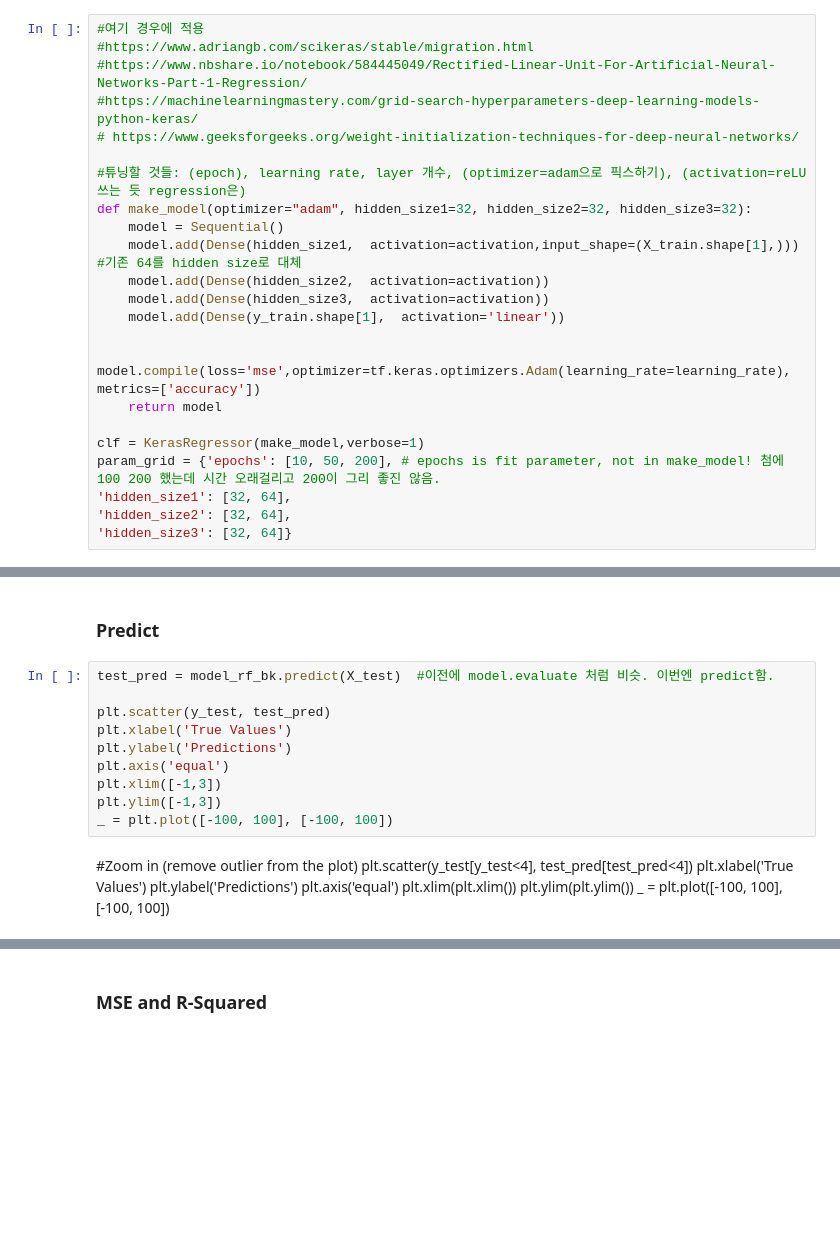
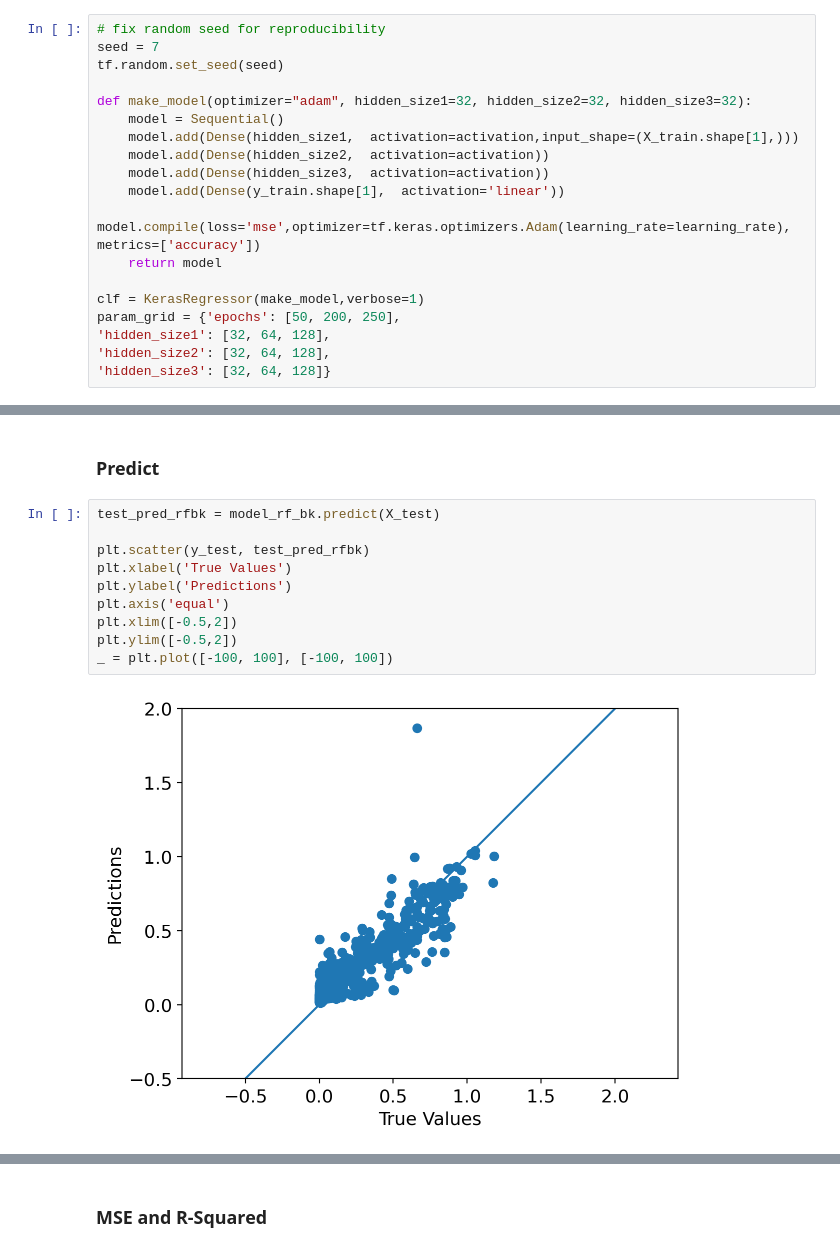
Before and after one commit to hayoun24/ML2022, a Jupyter notebook: ML project_Deforestation.ipynb, the cells around one changed output, grey strips where cells are left out. Cells and saved outputs as stored; diff of their text form; blank space fills up the shorter version.

```diff
--- a/ML project_Deforestation.ipynb
+++ b/ML project_Deforestation.ipynb
@@ -451,23 +225,19 @@ grid.fit(X_train, y_train)
 # %%
-#여기 경우에 적용
-#https://www.adriangb.com/scikeras/stable/migration.html
-#https://www.nbshare.io/notebook/584445049/Rectified-Linear-Unit-For-Artificial-Neural-Networks-Part-1-Regression/
-#https://machinelearningmastery.com/grid-search-hyperparameters-deep-learning-models-python-keras/
-# https://www.geeksforgeeks.org/weight-initialization-techniques-for-deep-neural-networks/
+# fix random seed for reproducibility
+seed = 7
+tf.random.set_seed(seed)
 
-#튜닝할 것들: (epoch), learning rate, layer 개수, (optimizer=adam으로 픽스하기), (activation=reLU 쓰는 듯 regression은)
 def make_model(optimizer="adam", hidden_size1=32, hidden_size2=32, hidden_size3=32):
     model = Sequential()
-    model.add(Dense(hidden_size1,  activation=activation,input_shape=(X_train.shape[1],))) #기존 64를 hidden size로 대체
+    model.add(Dense(hidden_size1,  activation=activation,input_shape=(X_train.shape[1],)))
     model.add(Dense(hidden_size2,  activation=activation))
     model.add(Dense(hidden_size3,  activation=activation))
     model.add(Dense(y_train.shape[1],  activation='linear'))
-
     model.compile(loss='mse',optimizer=tf.keras.optimizers.Adam(learning_rate=learning_rate), metrics=['accuracy'])
     return model
 
 clf = KerasRegressor(make_model,verbose=1)
-param_grid = {'epochs': [10, 50, 200], # epochs is fit parameter, not in make_model! 첨에 100 200 했는데 시간 오래걸리고 200이 그리 좋진 않음.
-'hidden_size1': [32, 64],
-'hidden_size2': [32, 64],
-'hidden_size3': [32, 64]}
+param_grid = {'epochs': [50, 200, 250],
+'hidden_size1': [32, 64, 128],
+'hidden_size2': [32, 64, 128],
+'hidden_size3': [32, 64, 128]}
@@ -700,23 +428,16 @@ model_rf_bk.fit(X_train, y_train.ravel())
 # %% [markdown]
 ### Predict
 # %%
-test_pred = model_rf_bk.predict(X_test)  #이전에 model.evaluate 처럼 비슷. 이번엔 predict함.
+test_pred_rfbk = model_rf_bk.predict(X_test)
 
-plt.scatter(y_test, test_pred)
+plt.scatter(y_test, test_pred_rfbk)
 plt.xlabel('True Values')
 plt.ylabel('Predictions')
 plt.axis('equal')
-plt.xlim([-1,3])
-plt.ylim([-1,3])
+plt.xlim([-0.5,2])
+plt.ylim([-0.5,2])
 _ = plt.plot([-100, 100], [-100, 100])
+# %% [output]
+[figure, added]
-# %% [markdown]
-#Zoom in (remove outlier from the plot)
-plt.scatter(y_test[y_test<4], test_pred[test_pred<4])
-plt.xlabel('True Values')
-plt.ylabel('Predictions')
-plt.axis('equal')
-plt.xlim(plt.xlim())
-plt.ylim(plt.ylim())
-_ = plt.plot([-100, 100], [-100, 100])
 # %%
 # histogram
```
Also changed, not shown: parts of 95 cells of this notebook, 1 other file.
